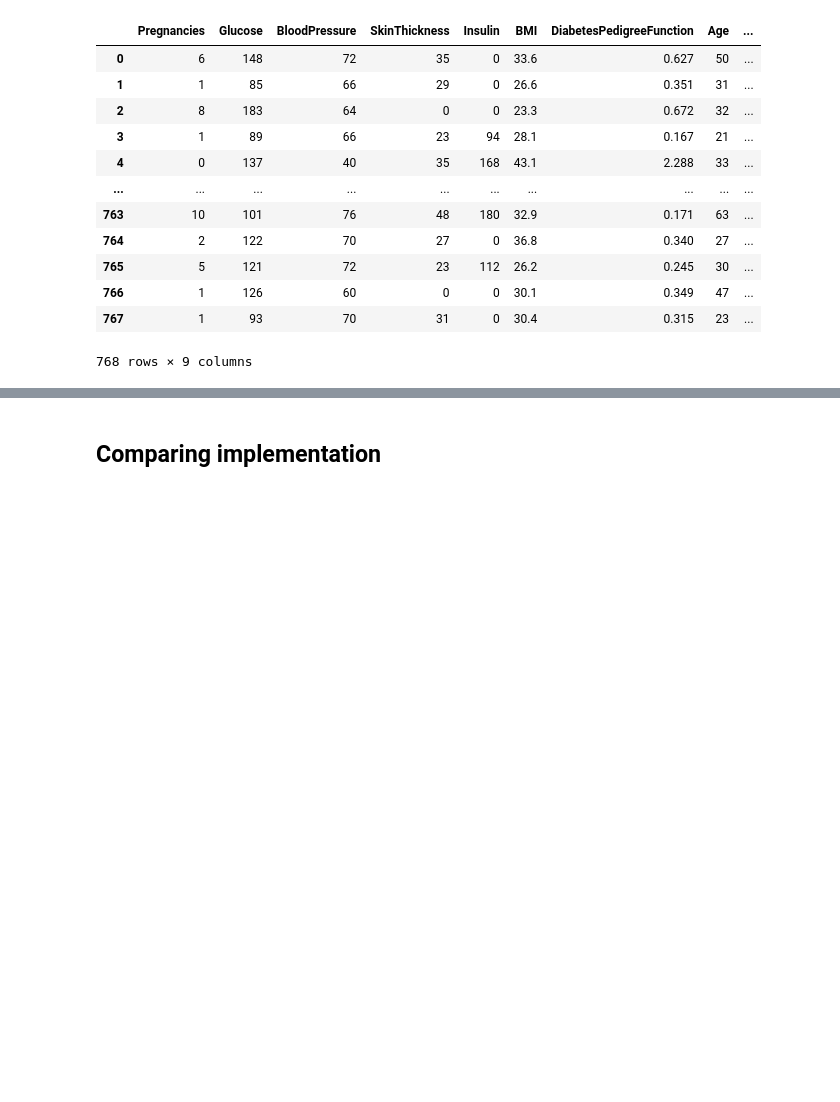
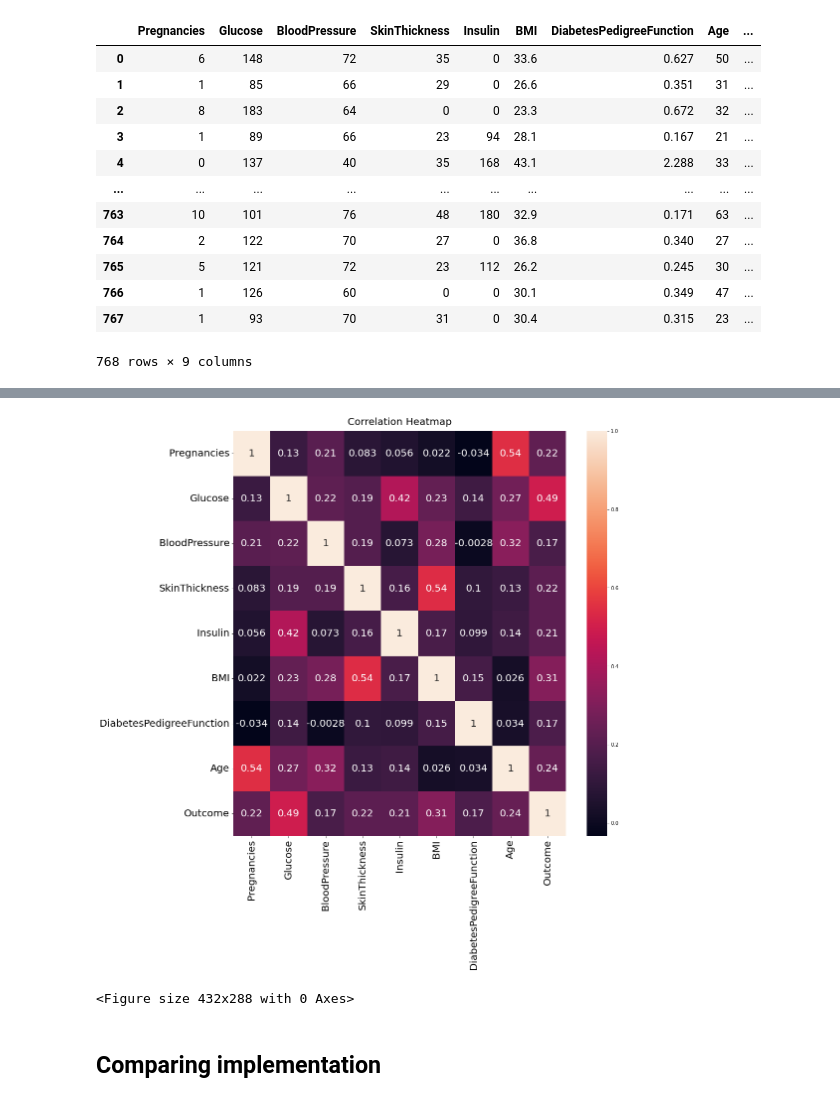
Before and after one commit to matteodales/-FYS-STK4155_Applied_Data_Analysis_and_Machine_Learning, a Jupyter notebook: project3/code/analysis.ipynb, the cells around one changed output, grey strips where cells are left out. Saved outputs shown, nothing was run; the diff lists cells and outputs as text; code cells hidden in the pictures; blank space fills up the shorter version.

```diff
--- a/project3/code/analysis.ipynb
+++ b/project3/code/analysis.ipynb
@@ -74,3 +65,14 @@ array([[<AxesSubplot:title={'center':'Pregnancies'}>,
+# %%
+fig = plt.figure(figsize=(15,15))
+heatmap = sns.heatmap(df.corr(), annot=True,annot_kws={'fontsize':20})
+heatmap.set_title('Correlation Heatmap', fontdict={'fontsize':20}, pad=12)
+heatmap.set_xticklabels(heatmap.get_xmajorticklabels(),fontsize=20)
+heatmap.set_yticklabels(heatmap.get_ymajorticklabels(),fontsize=20,rotation=0)
+plt.show()
+plt.savefig("Correlation heatmap.png")
+# %% [output]
+[figure, added]
+<Figure size 432x288 with 0 Axes>
 # %%
 # splitting in train and test
 
```
Also changed, not shown: parts of 3 cells of this notebook.
